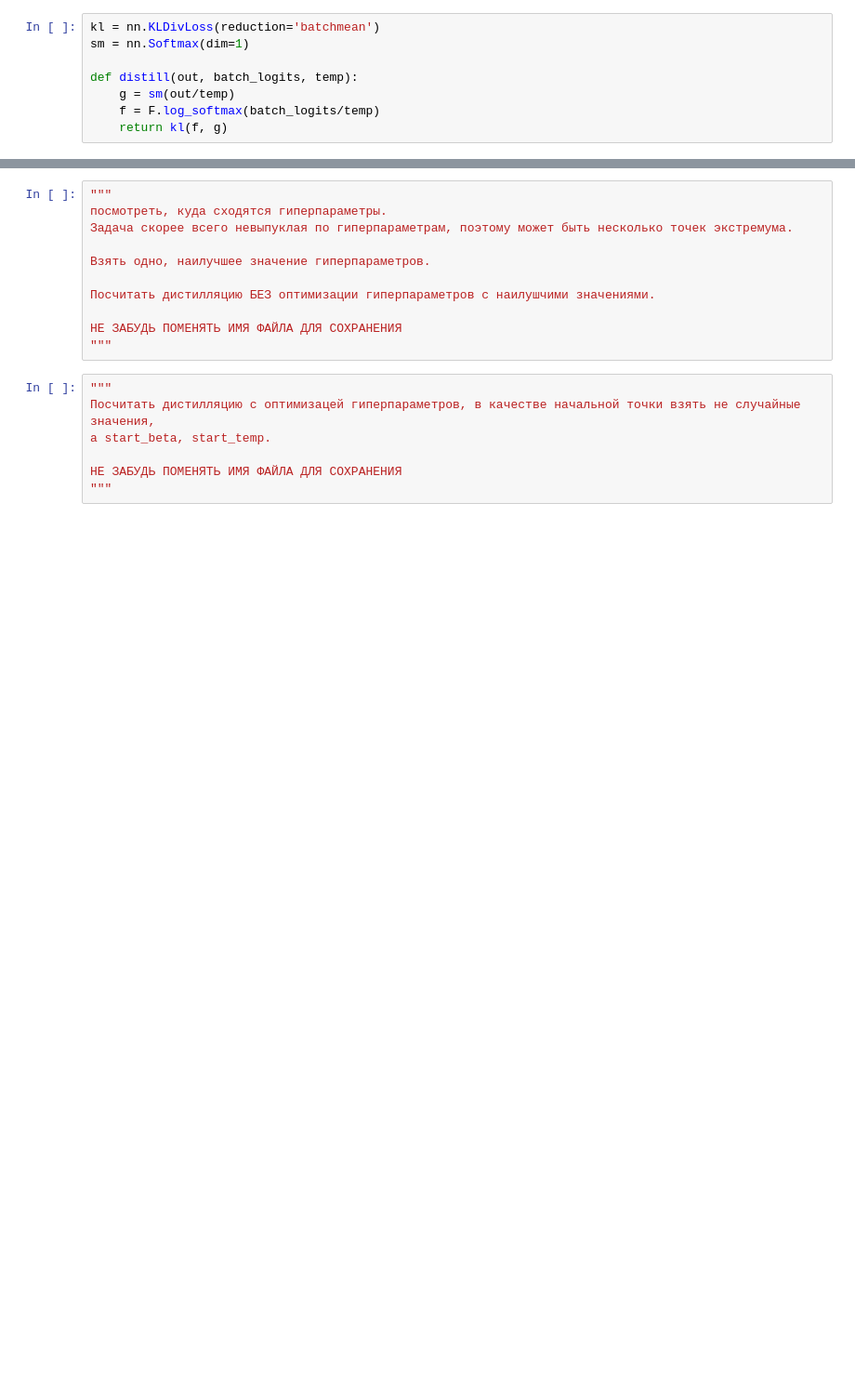
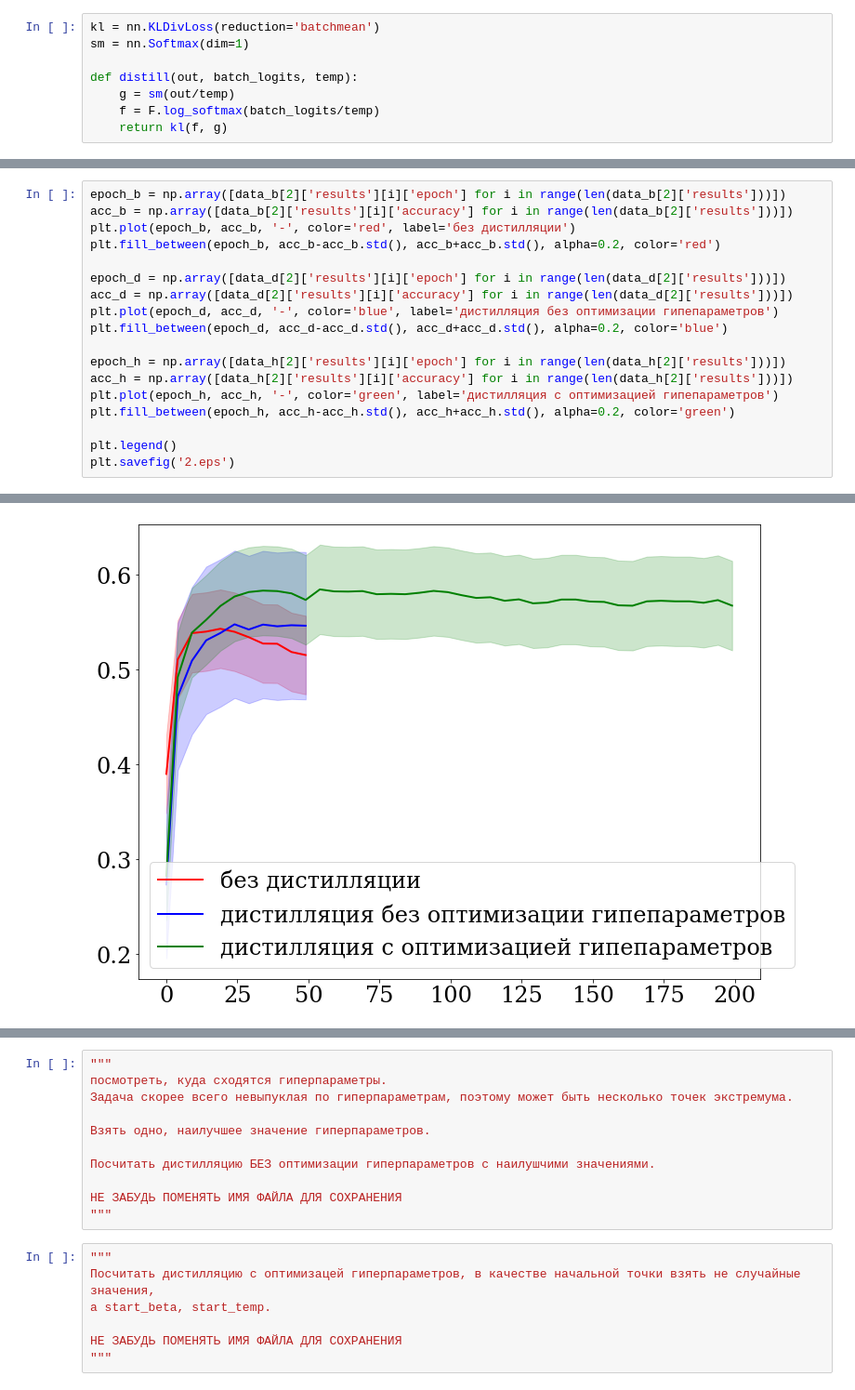
Before and after one commit to Intelligent-Systems-Phystech/MetaOptDistillation, a Jupyter notebook: code/disti_experiment.ipynb, the cells around one changed output, grey strips where cells are left out. Shown at 93% size. Saved outputs shown, nothing was run; the diff lists cells and outputs as text; blank space fills up the shorter version.

```diff
--- a/code/disti_experiment.ipynb
+++ b/code/disti_experiment.ipynb
@@ -215,0 +311,19 @@ for _ in range(run_num):
+# %%
+epoch_b = np.array([data_b[2]['results'][i]['epoch'] for i in range(len(data_b[2]['results']))])
+acc_b = np.array([data_b[2]['results'][i]['accuracy'] for i in range(len(data_b[2]['results']))])
+plt.plot(epoch_b, acc_b, '-', color='red', label='без дистилляции')
+plt.fill_between(epoch_b, acc_b-acc_b.std(), acc_b+acc_b.std(), alpha=0.2, color='red')
+
+epoch_d = np.array([data_d[2]['results'][i]['epoch'] for i in range(len(data_d[2]['results']))])
+acc_d = np.array([data_d[2]['results'][i]['accuracy'] for i in range(len(data_d[2]['results']))])
+plt.plot(epoch_d, acc_d, '-', color='blue', label='дистилляция без оптимизации гипепараметров')
+plt.fill_between(epoch_d, acc_d-acc_d.std(), acc_d+acc_d.std(), alpha=0.2, color='blue')
+
+epoch_h = np.array([data_h[2]['results'][i]['epoch'] for i in range(len(data_h[2]['results']))])
+acc_h = np.array([data_h[2]['results'][i]['accuracy'] for i in range(len(data_h[2]['results']))])
+plt.plot(epoch_h, acc_h, '-', color='green', label='дистилляция с оптимизацией гипепараметров')
+plt.fill_between(epoch_h, acc_h-acc_h.std(), acc_h+acc_h.std(), alpha=0.2, color='green')
+
+plt.legend()
+plt.savefig('2.eps')
+# %% [output]
@@ -215,0 +341 @@ for _ in range(run_num):
+[figure, added]
```
Also changed, not shown: parts of 11 cells of this notebook.
